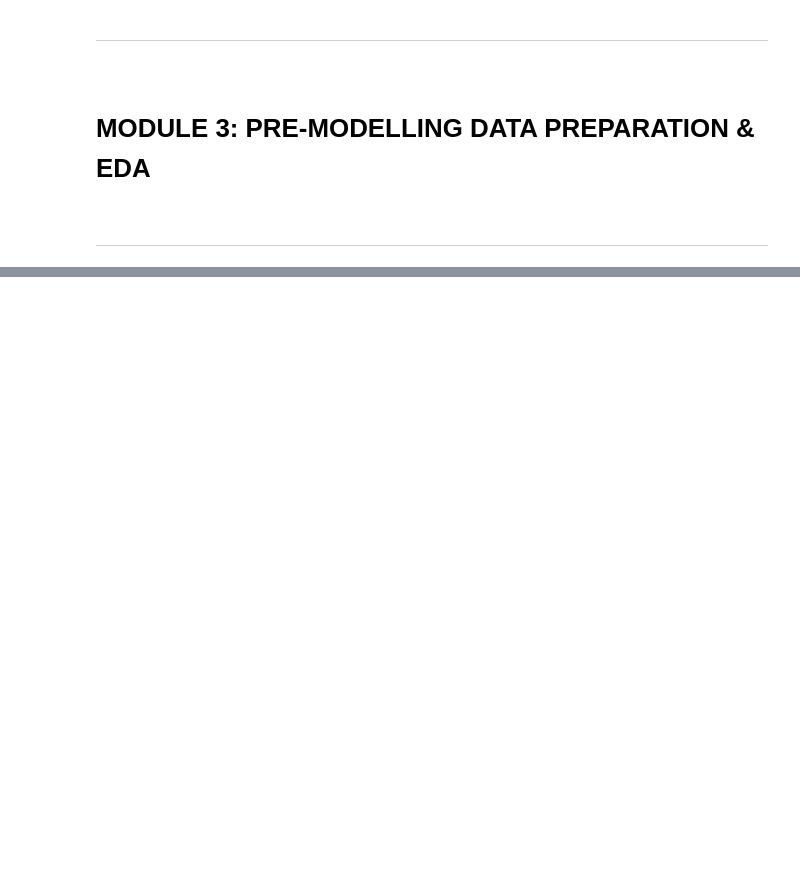
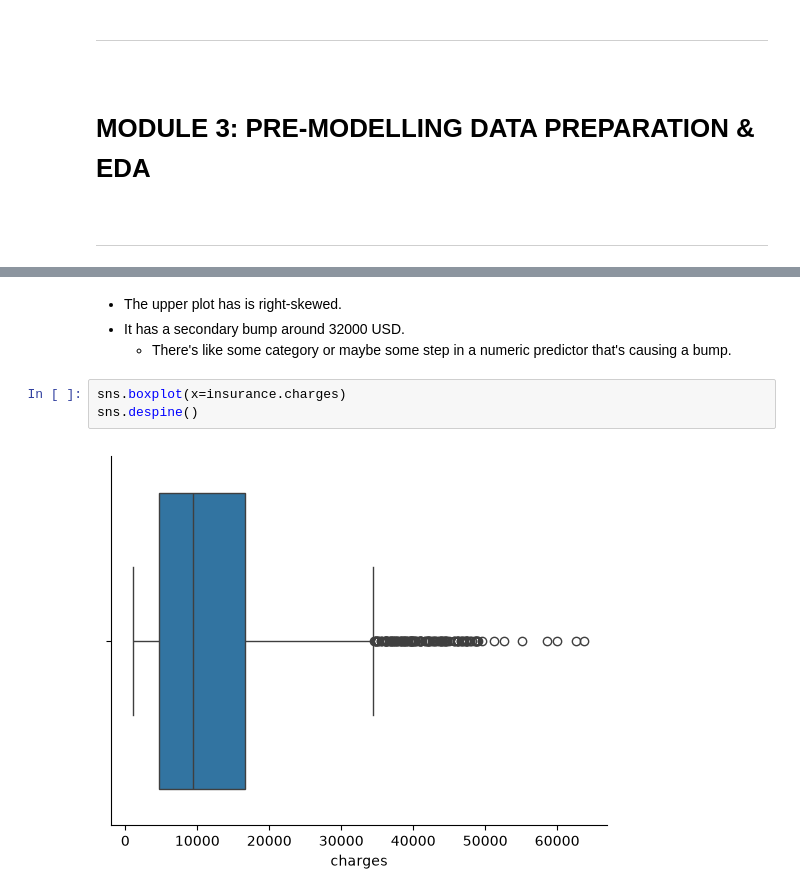
Before and after one commit to MiltonValleL/regression-and-forecasting, a Jupyter notebook: notebooks/01.pre-modelling.ipynb, the cells around one changed output, grey strips where cells are left out. Saved outputs shown, nothing was run; the diff lists cells and outputs as text; blank space fills up the shorter version.

```diff
--- a/notebooks/01.pre-modelling.ipynb
+++ b/notebooks/01.pre-modelling.ipynb
@@ -10,0 +153,9 @@
+# %% [markdown]
+- The upper plot has is right-skewed.
+- It has a secondary bump around 32000 USD.
+   - There's like some category or maybe some step in a numeric predictor that's causing a bump.
+# %%
+sns.boxplot(x=insurance.charges)
+sns.despine()
+# %% [output]
+[figure, added]
```
Also changed, not shown: parts of 9 cells of this notebook.
